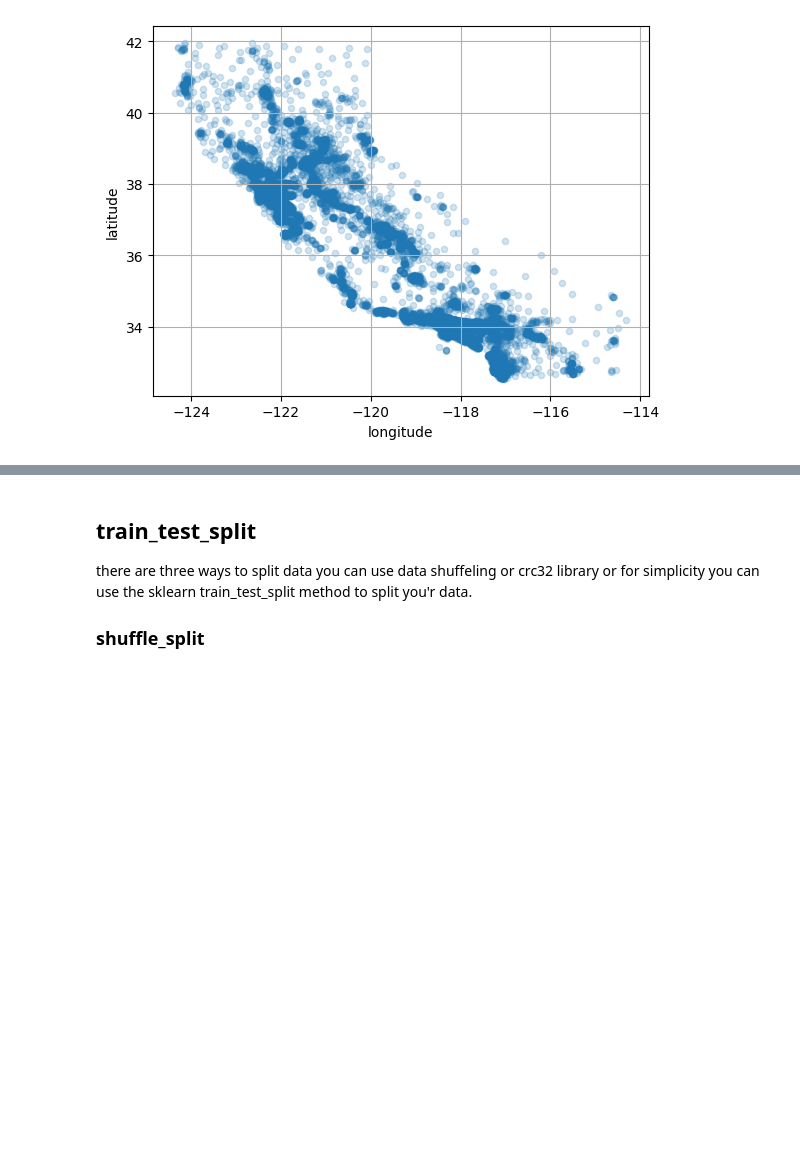
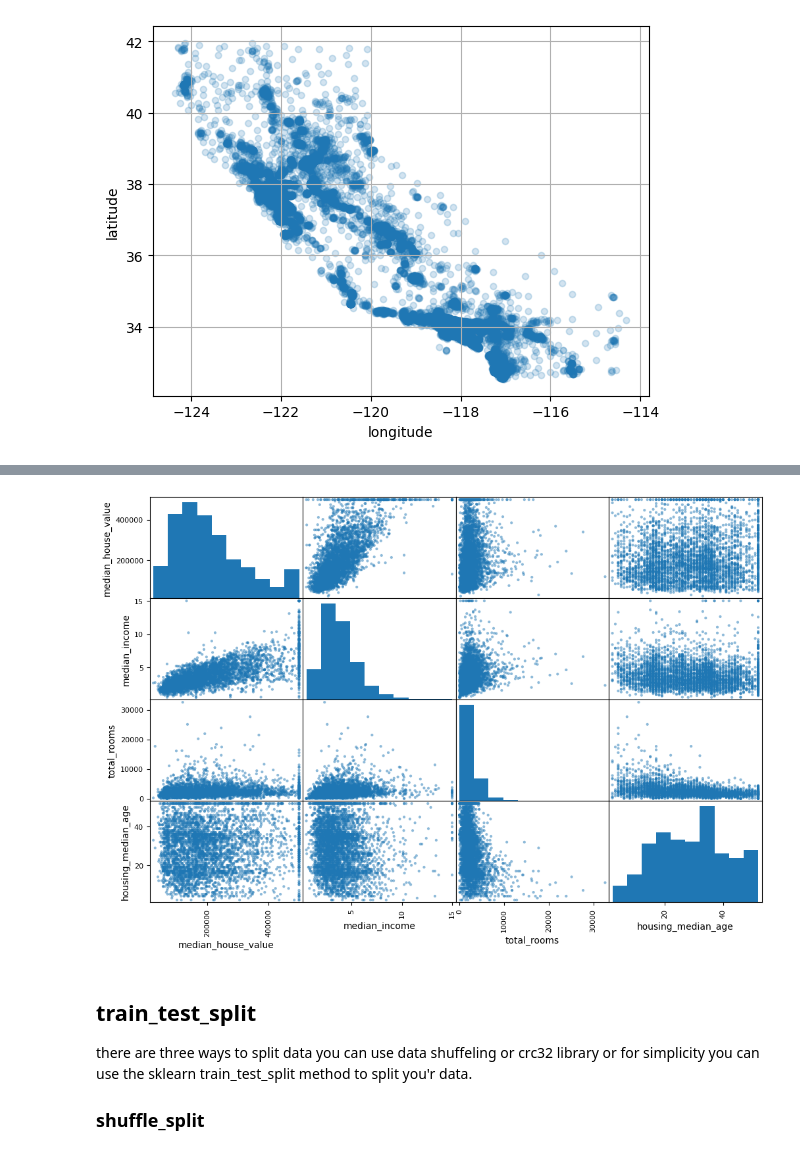
Before and after one commit to mhmd-81/Machine-Learning, a Jupyter notebook: California-housing-prices/California_Housing_prices_.ipynb, the cells around one changed output, grey strips where cells are left out. Saved outputs shown, nothing was run; the diff lists cells and outputs as text; code cells hidden in the pictures; blank space fills up the shorter version.

```diff
--- a/California-housing-prices/California_Housing_prices_.ipynb
+++ b/California-housing-prices/California_Housing_prices_.ipynb
@@ -117,3 +125,10 @@ housing.plot(kind='scatter',x='longitude',y='latitude',alpha=0.2,grid=True)
+# %%
+from pandas.plotting import scatter_matrix
+atts  = ['median_house_value','median_income','total_rooms','housing_median_age']
+scatter_matrix(housing[atts],figsize=(12,8))
+plt.show()
+# %% [output]
+[figure, added]
 # %% [markdown]
 ## train_test_split
 there are three ways to split data you can use data shuffeling or crc32 library or for simplicity you can use the sklearn train_test_split method to split you'r data.
```
Also changed, not shown: parts of 35 cells of this notebook.
